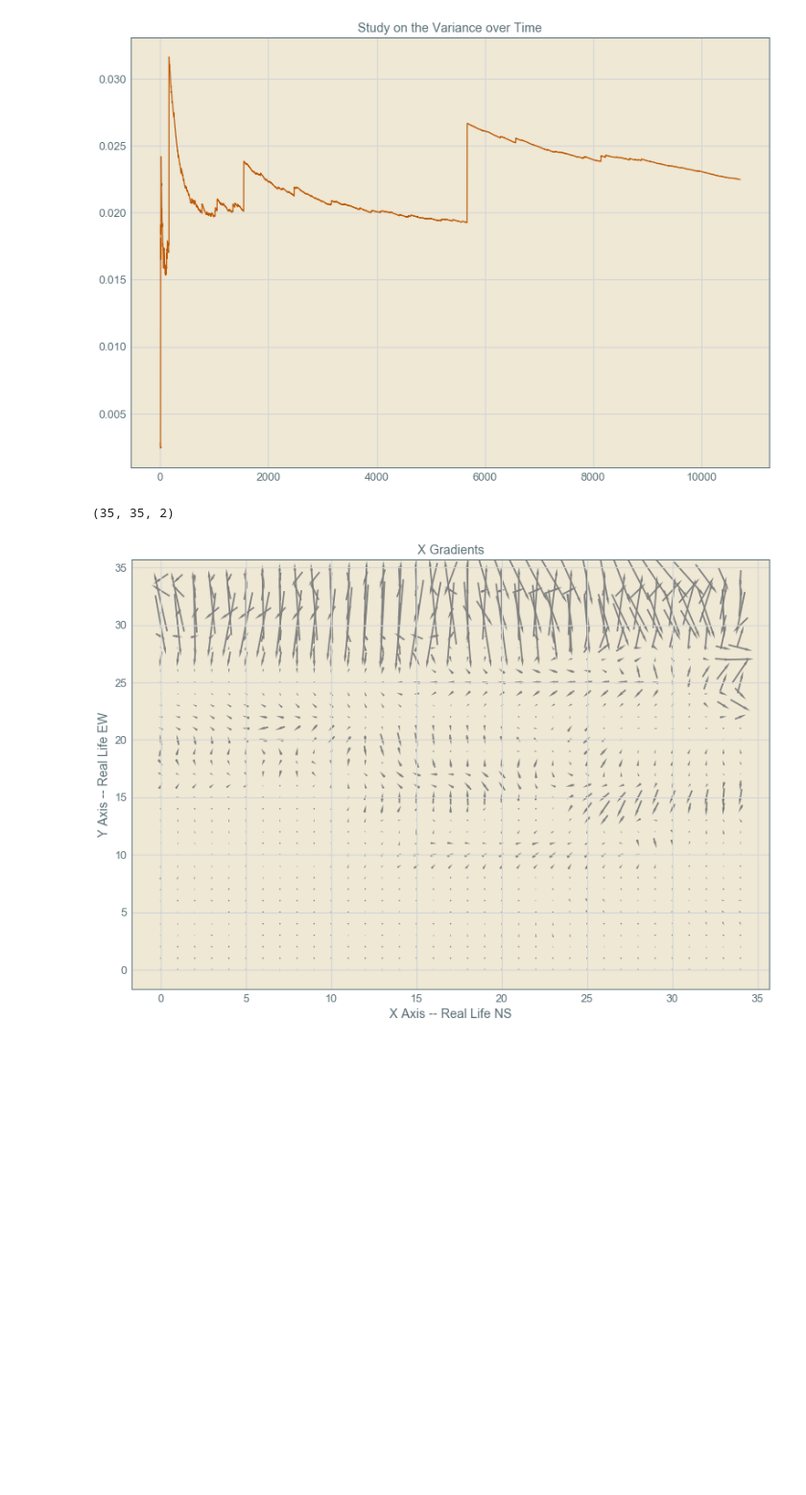
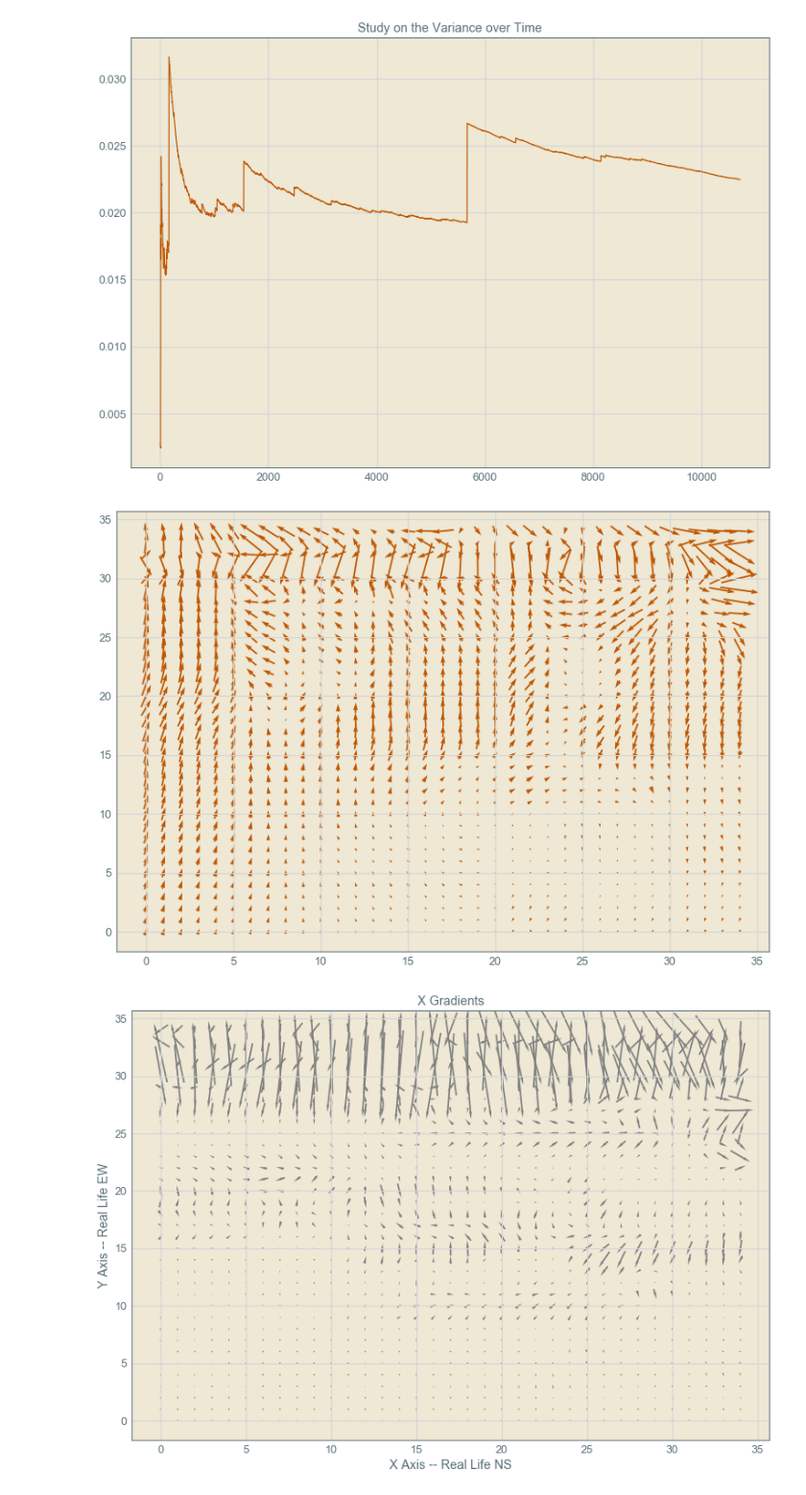
Before and after one commit to trdougherty/Quant_Mo, a Jupyter notebook: quomo_notebook.ipynb, the cells around one changed output. Shown at 96% size. Cells and saved outputs as stored; diff of their text form; code cells hidden in the pictures; blank space fills up the shorter version.

```diff
--- a/quomo_notebook.ipynb
+++ b/quomo_notebook.ipynb
@@ -210,18 +199,16 @@ plt.title("Study on the Variance over Time")
 plt.show()
 # %% [output]
 [figure]
-# %%
-print(A.shape)
-# %% [output]
-(35, 35, 2)
 # %%
 heat_x = np.linspace(np.min(A[0,...]), np.max(A[0,...]), num=A.shape[0])
 heat_y = np.linspace(np.min(A[1,...]), np.max(A[1,...]), num=A.shape[1])
 XX,YY = np.meshgrid(heat_x,heat_y)
-#plt.quiver(A[...,0],A[...,1], color='#bf5700', pivot='mid')
+plt.quiver(A[...,0],A[...,1], color='#bf5700', pivot='mid')
 #plt.title("Motion in X and Y")
 #sns.jointplot(A[0,...], kind="hex", color="#4CB391")
 plt.show()
+# %% [output]
+[figure, added]
 # %%
 plt.quiver(Gx[...,0] ,Gx[...,1], color=color2, pivot='mid', headwidth=1.8)
 plt.title("X Gradients")
```
Also changed, not shown: parts of 14 cells of this notebook, 1 other file.
